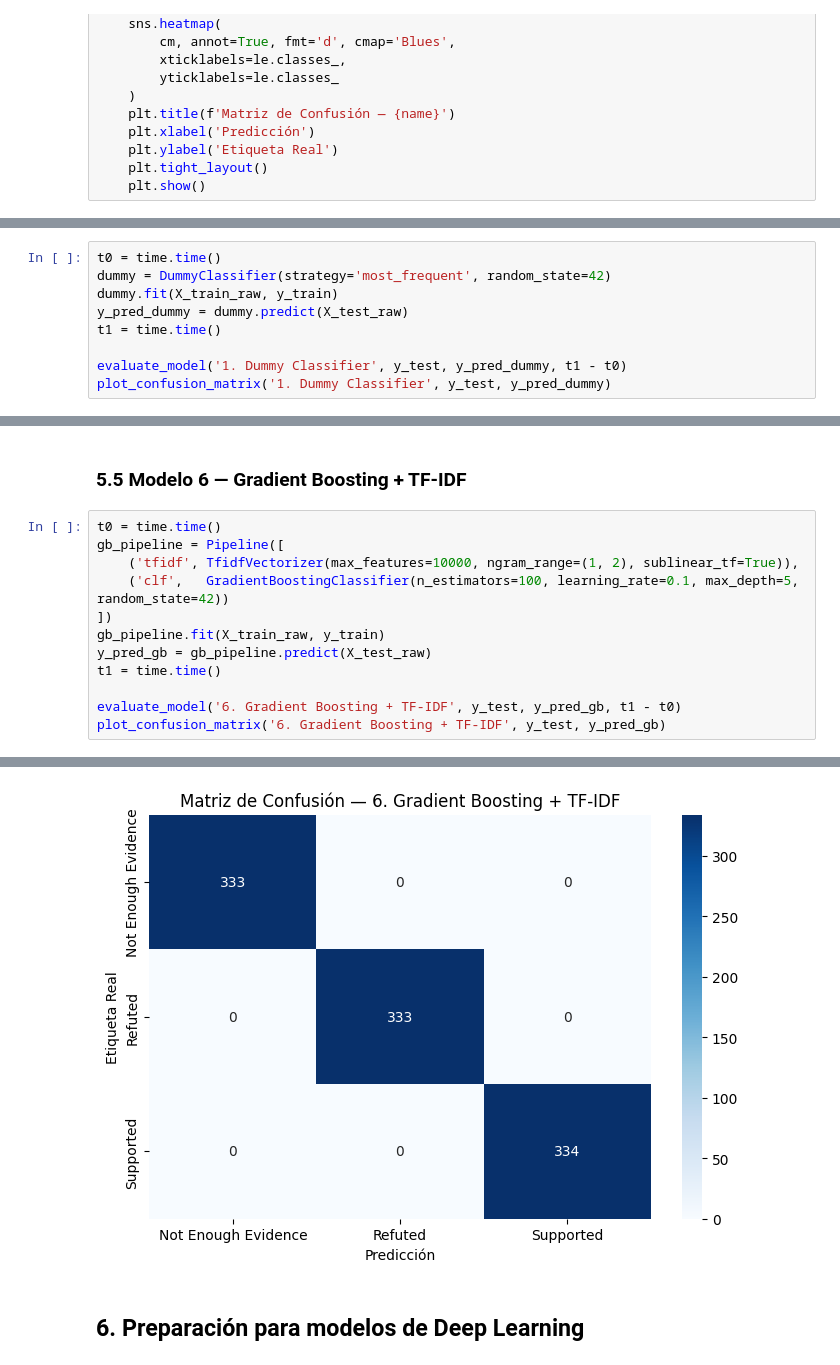
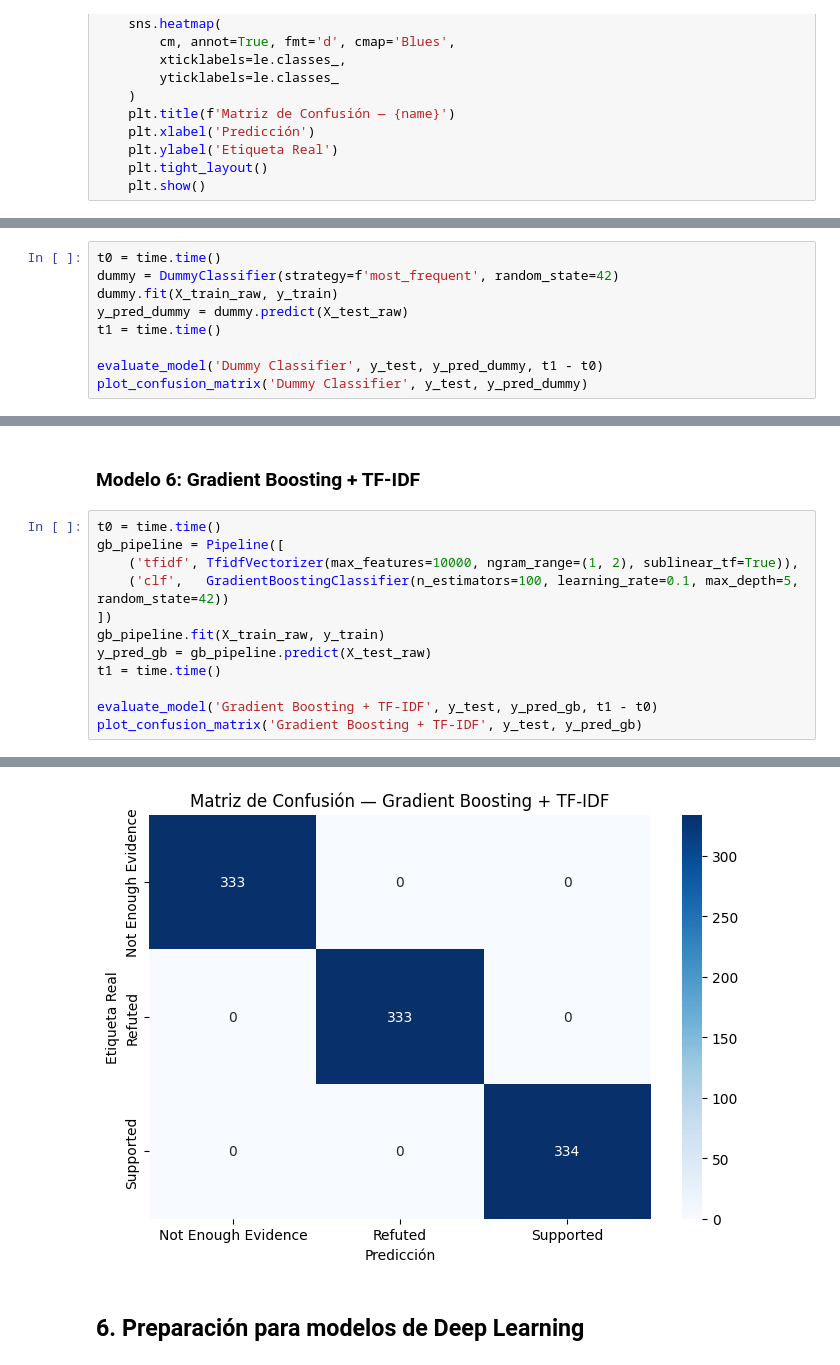
Before and after one commit to Angeltrek/TC3002B, a Jupyter notebook: tc3002b.ipynb, the cells around one changed output, grey strips where cells are left out. Saved outputs shown, nothing was run; the diff lists cells and outputs as text.

```diff
--- a/tc3002b.ipynb
+++ b/tc3002b.ipynb
@@ -267,12 +257,12 @@ Predice siempre la clase más frecuente. Establece el **piso mínimo** de rendim
 Con tres clases balanceadas, accuracy esperado ≈ 33%.
 # %%
 t0 = time.time()
-dummy = DummyClassifier(strategy='most_frequent', random_state=42)
+dummy = DummyClassifier(strategy=f'most_frequent', random_state=42)
 dummy.fit(X_train_raw, y_train)
 y_pred_dummy = dummy.predict(X_test_raw)
 t1 = time.time()
 
-evaluate_model('1. Dummy Classifier', y_test, y_pred_dummy, t1 - t0)
-plot_confusion_matrix('1. Dummy Classifier', y_test, y_pred_dummy)
+evaluate_model('Dummy Classifier', y_test, y_pred_dummy, t1 - t0)
+plot_confusion_matrix('Dummy Classifier', y_test, y_pred_dummy)
 # %% [output]
 =======================================================
@@ -434,5 +424,5 @@ Not Enough Evidence       1.00      1.00      1.00       333
 # %% [markdown]
-### 5.5 Modelo 6 — Gradient Boosting + TF-IDF
+### Modelo 6: Gradient Boosting + TF-IDF
 # %%
 t0 = time.time()
 gb_pipeline = Pipeline([
@@ -443,7 +433,7 @@ gb_pipeline.fit(X_train_raw, y_train)
 y_pred_gb = gb_pipeline.predict(X_test_raw)
 t1 = time.time()
 
-evaluate_model('6. Gradient Boosting + TF-IDF', y_test, y_pred_gb, t1 - t0)
-plot_confusion_matrix('6. Gradient Boosting + TF-IDF', y_test, y_pred_gb)
+evaluate_model('Gradient Boosting + TF-IDF', y_test, y_pred_gb, t1 - t0)
+plot_confusion_matrix('Gradient Boosting + TF-IDF', y_test, y_pred_gb)
 # %% [output]
 =======================================================
@@ -456,14 +446,14 @@ plot_confusion_matrix('6. Gradient Boosting + TF-IDF', y_test, y_pred_gb)
 
                      precision    recall  f1-score   support
 
 Not Enough Evidence       1.00      1.00      1.00       333
             Refuted       1.00      1.00      1.00       333
           Supported       1.00      1.00      1.00       334
 
            accuracy                           1.00      1000
           macro avg       1.00      1.00      1.00      1000
        weighted avg       1.00      1.00      1.00      1000
-[figure, old version]
+[figure, new version]
 # %% [markdown]
 ## 6. Preparación para modelos de Deep Learning
 # %%
```
Also changed, not shown: parts of 34 cells of this notebook.
